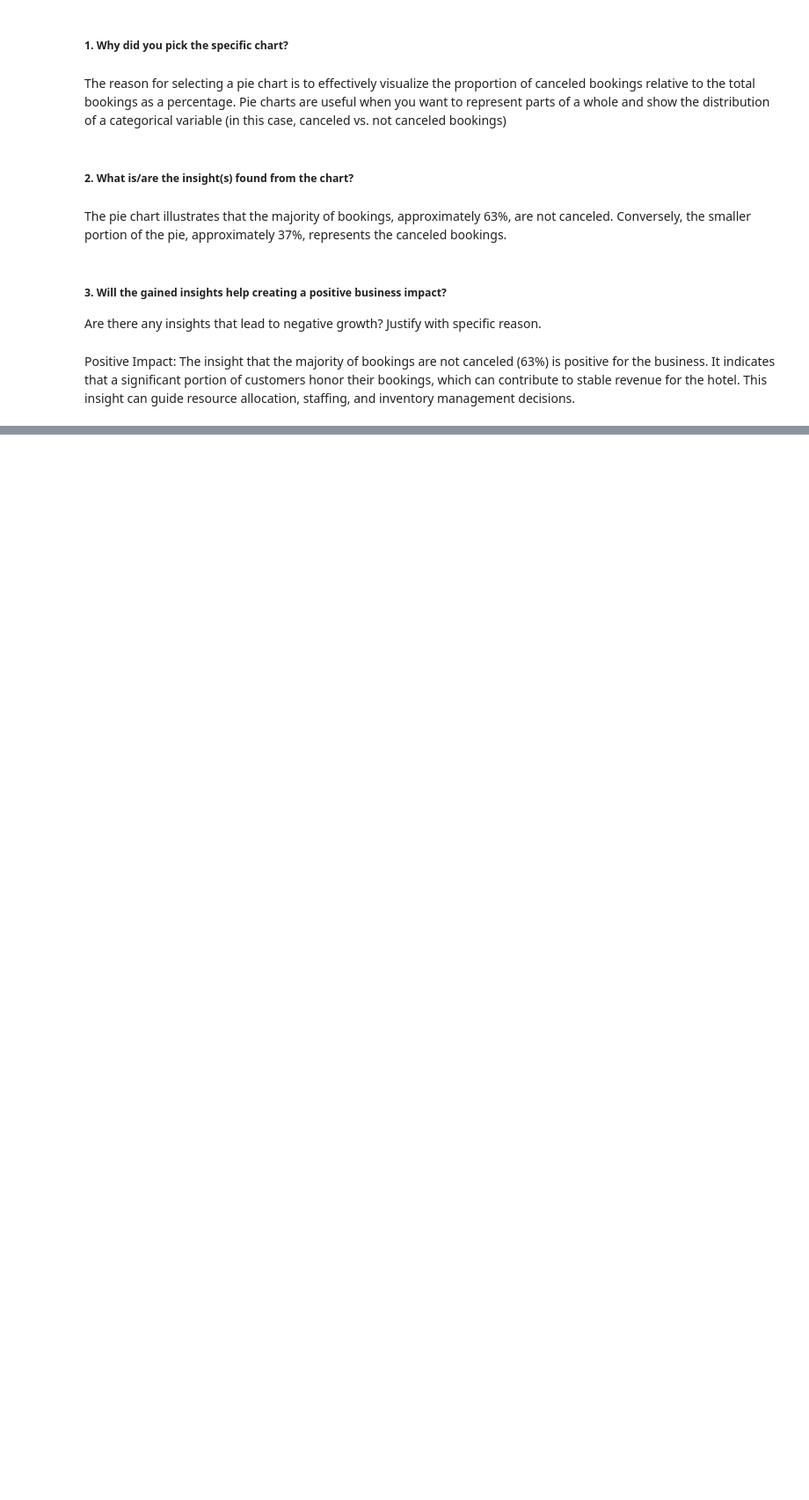
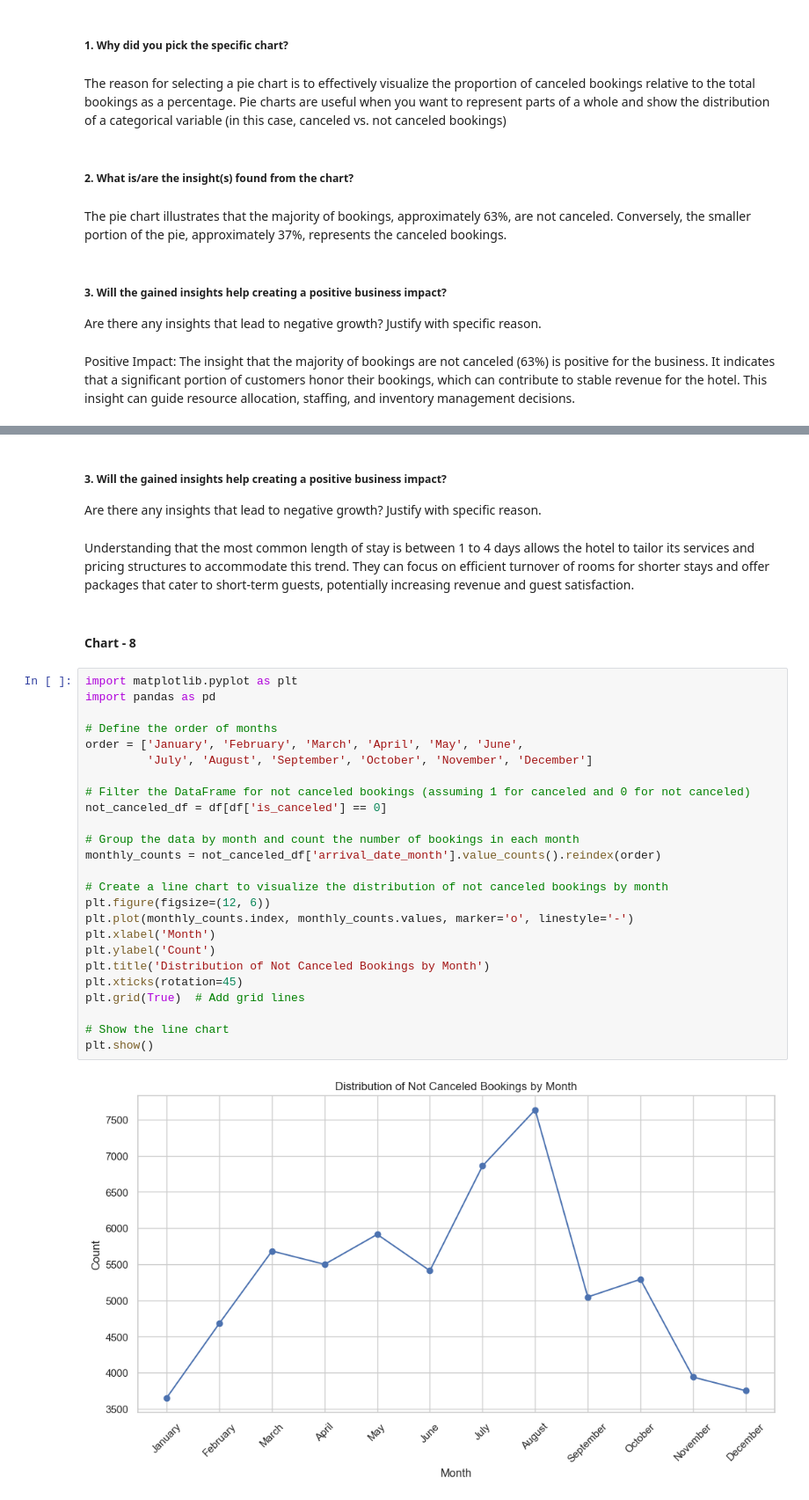
Before and after one commit to deepanshudagdi/EDA-Hotel-Bookings, a Jupyter notebook: EDA_hotel_booking_Samhitha_Template.ipynb, the cells around one changed output, grey strips where cells are left out. Shown at 88% size. Drawn from its saved outputs; the diff is of its cells as text; blank space fills up the shorter version.

```diff
--- a/EDA_hotel_booking_Samhitha_Template.ipynb
+++ b/EDA_hotel_booking_Samhitha_Template.ipynb
@@ -476,0 +620,34 @@ Positive Impact: The insight that the majority of bookings are not canceled (63%
+# %% [markdown]
+##### 3. Will the gained insights help creating a positive business impact?
+Are there any insights that lead to negative growth? Justify with specific reason.
+# %% [markdown]
+Understanding that the most common length of stay is between 1 to 4 days allows the hotel to tailor its services and pricing structures to accommodate this trend. They can focus on efficient turnover of rooms for shorter stays and offer packages that cater to short-term guests, potentially increasing revenue and guest satisfaction.
+# %% [markdown]
+#### Chart - 8
+# %%
+import matplotlib.pyplot as plt
+import pandas as pd
+
+# Define the order of months
+order = ['January', 'February', 'March', 'April', 'May', 'June',
+         'July', 'August', 'September', 'October', 'November', 'December']
+
+# Filter the DataFrame for not canceled bookings (assuming 1 for canceled and 0 for not canceled)
+not_canceled_df = df[df['is_canceled'] == 0]
+
+# Group the data by month and count the number of bookings in each month
+monthly_counts = not_canceled_df['arrival_date_month'].value_counts().reindex(order)
+
+# Create a line chart to visualize the distribution of not canceled bookings by month
+plt.figure(figsize=(12, 6))
+plt.plot(monthly_counts.index, monthly_counts.values, marker='o', linestyle='-')
+plt.xlabel('Month')
+plt.ylabel('Count')
+plt.title('Distribution of Not Canceled Bookings by Month')
+plt.xticks(rotation=45)
+plt.grid(True)  # Add grid lines
+
+# Show the line chart
+plt.show()
+# %% [output]
+[figure, added]
```
Also changed, not shown: parts of 81 cells of this notebook.
